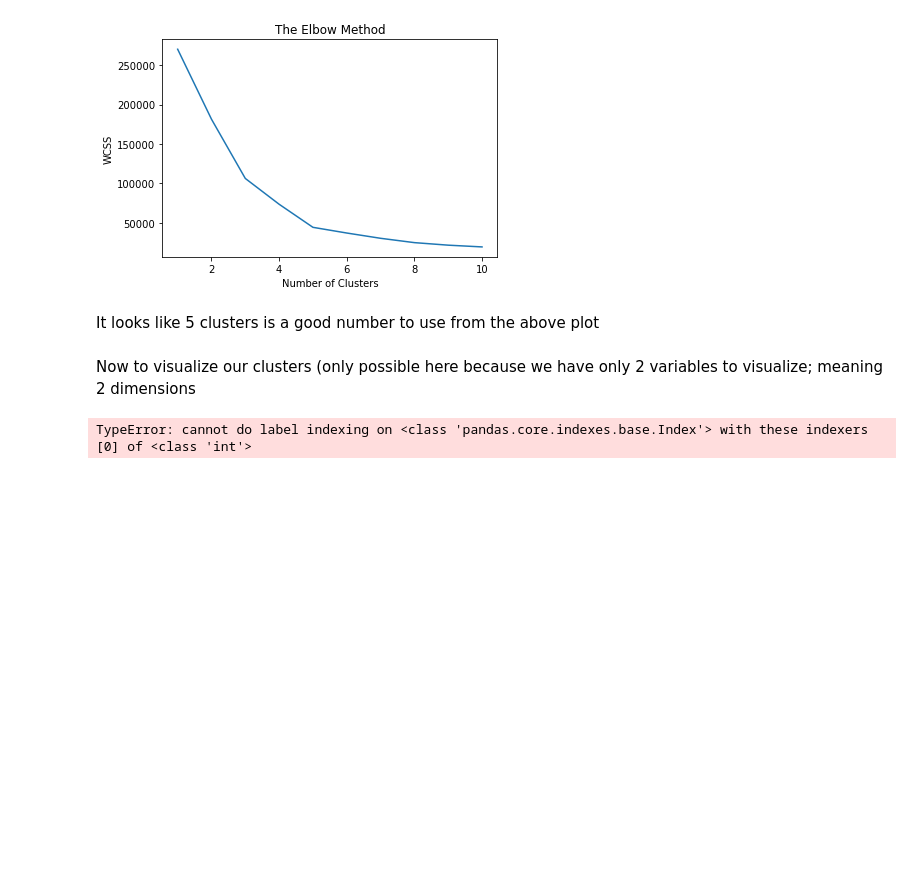
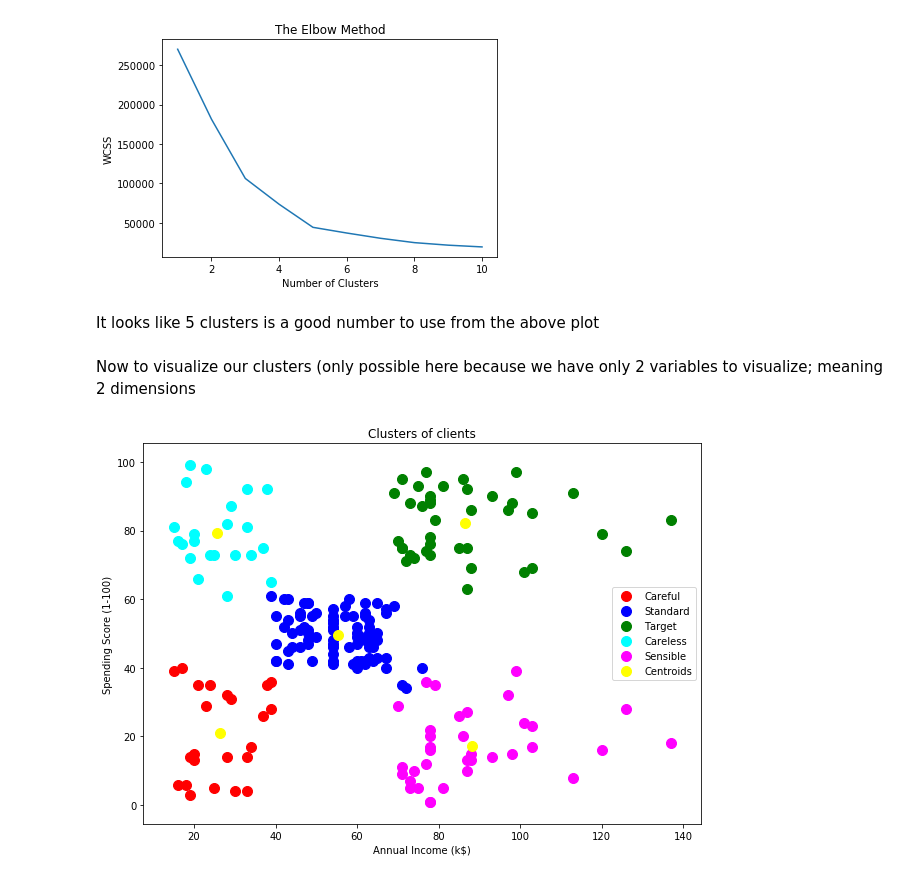
Before and after one commit to Shoothed/Machine-Learning, a Jupyter notebook: K-Means Clustering/Mall Customers.ipynb, the cells around one changed output. Drawn from its saved outputs; the diff is of its cells as text; code cells hidden in the pictures; blank space fills up the shorter version.

```diff
--- a/K-Means Clustering/Mall Customers.ipynb
+++ b/K-Means Clustering/Mall Customers.ipynb
@@ -77,16 +77,17 @@ y_kmeans =kmeans.fit_predict(X)
 # %% [markdown]
 Now to visualize our clusters (only possible here because we have only 2 variables to visualize; meaning 2 dimensions
 # %%
-plt.scatter(X[y_kmeans == 0, 0], X.loc[y_kmeans == 0, 1], s = 100, c = 'red', label = 'Careful')
+plt.figure(figsize=(10,7))
+plt.scatter(X[y_kmeans == 0, 0], X[y_kmeans == 0, 1], s = 100, c = 'red', label = 'Careful')
 plt.scatter(X[y_kmeans == 1, 0], X[y_kmeans == 1, 1], s = 100, c = 'blue', label = 'Standard')
 plt.scatter(X[y_kmeans == 2, 0], X[y_kmeans == 2, 1], s = 100, c = 'green', label = 'Target')
 plt.scatter(X[y_kmeans == 3, 0], X[y_kmeans == 3, 1], s = 100, c = 'cyan', label = 'Careless')
 plt.scatter(X[y_kmeans == 4, 0], X[y_kmeans == 4, 1], s = 100, c = 'magenta', label = 'Sensible')
 plt.scatter(kmeans.cluster_centers_[:,0], kmeans.cluster_centers_[:, 1], s= 100, c= 'yellow', label = 'Centroids')
 plt.title('Clusters of clients')
 plt.xlabel('Annual Income (k$)')
 plt.ylabel('Spending Score (1-100)')
 plt.legend()
 plt.show()
 # %% [output]
-TypeError: cannot do label indexing on <class 'pandas.core.indexes.base.Index'> with these indexers [0] of <class 'int'>
+[figure, added]
```
